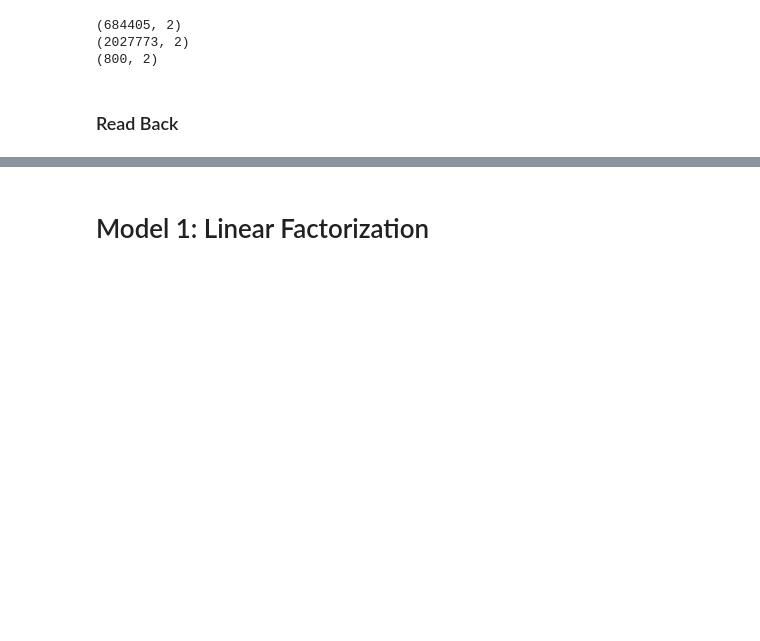
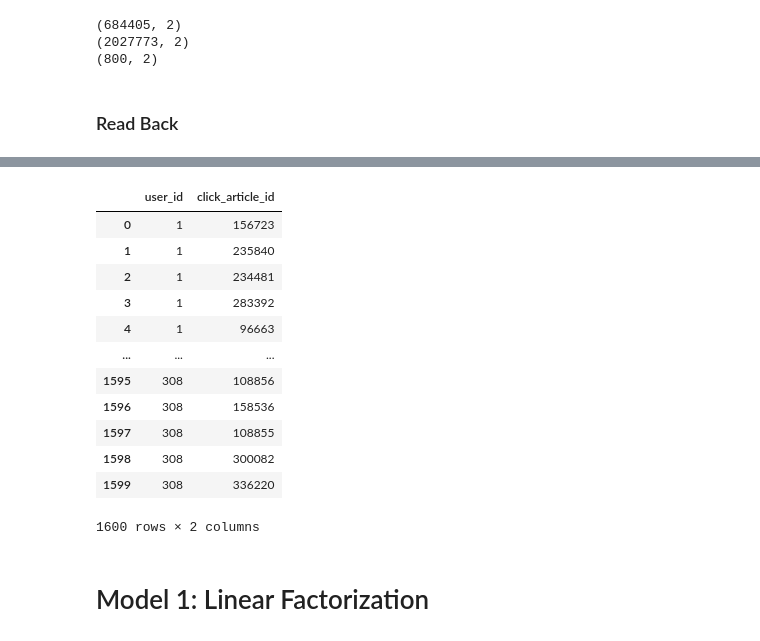
Before and after one commit to taylorhawks/globo-nonlinear-latent-factorization, a Jupyter notebook: Notebook.ipynb, the cells around one changed output, grey strips where cells are left out. Drawn from its saved outputs; the diff is of its cells as text; code cells hidden in the pictures; blank space fills up the shorter version.

```diff
--- a/Notebook.ipynb
+++ b/Notebook.ipynb
@@ -111,3 +122,19 @@ df_sample = pd.read_csv('data/df_sample.csv')
+# %%
+df_sample
+# %% [output]
+|  | user_id | click_article_id |
+| 0 | 1 | 156723 |
+| 1 | 1 | 235840 |
+| 2 | 1 | 234481 |
+| 3 | 1 | 283392 |
+| 4 | 1 | 96663 |
+| ... | ... | ... |
+| 1595 | 308 | 108856 |
+| 1596 | 308 | 158536 |
+| 1597 | 308 | 108855 |
+| 1598 | 308 | 300082 |
+| 1599 | 308 | 336220 |
+1600 rows × 2 columns
 # %% [markdown]
 # Model 1: Linear Factorization
 # %%
```
Also changed, not shown: parts of 4 cells of this notebook.
